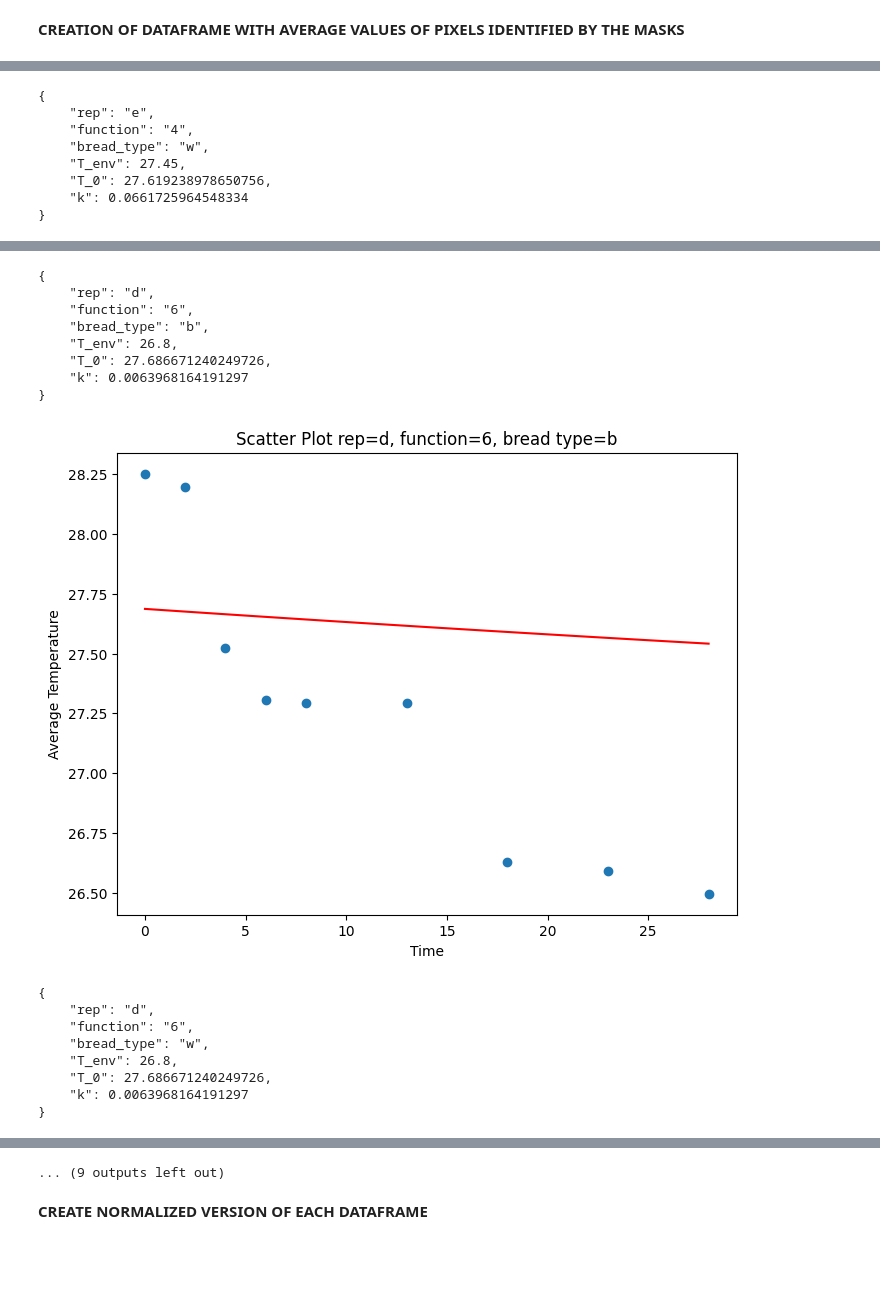
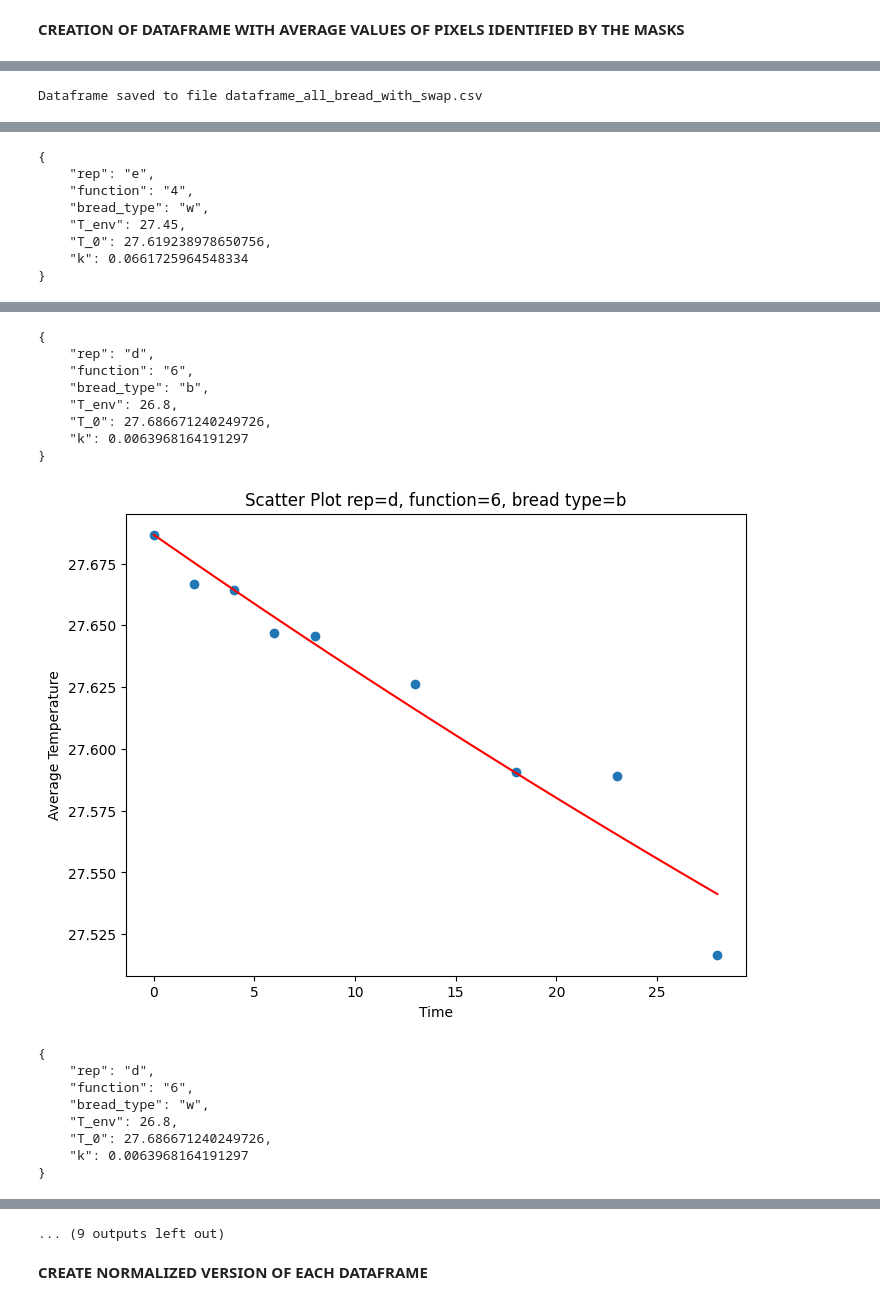
Before and after one commit to LambdaLambdaLambda/read_thermal.py, a Jupyter notebook: extract_rgb_and_thermal_data_from_raw_data_source.ipynb, the cells around one changed output, grey strips where cells are left out. Drawn from its saved outputs; the diff is of its cells as text; code cells hidden in the pictures; blank space fills up the shorter version.

```diff
--- a/extract_rgb_and_thermal_data_from_raw_data_source.ipynb
+++ b/extract_rgb_and_thermal_data_from_raw_data_source.ipynb
@@ -933,24 +933,24 @@ for j, old_record in enumerate(ground_truth):
                 rgb_matrix,
                 mask_matrix,
                 burnt_mask_matrix)
-            print_type_and_shape("cie_lch_matrix", cie_lch_matrix)
-            print_type_and_shape("cie_lab_matrix", cie_lab_matrix)
-            print_type_and_shape("cie_xyz_matrix", cie_xyz_matrix)
-            print_type_and_shape("rgb_matrix", rgb_matrix)
+            # print_type_and_shape("cie_lch_matrix", cie_lch_matrix)
+            # print_type_and_shape("cie_lab_matrix", cie_lab_matrix)
+            # print_type_and_shape("cie_xyz_matrix", cie_xyz_matrix)
+            # print_type_and_shape("rgb_matrix", rgb_matrix)
 
     avg_t_values = [new_record[f'avg_t_{i}'] for i in range(1, 10)]
     adjusted_avg_t_values = sorted(avg_t_values)[::-1]
     times = [0, 2, 4, 6, 8, 10, 15, 20, 25, 30]
     adjusted_times = [times[i] - 2 for i in range(1, 10)]
-    T_env = new_record['room_temperature']
-    T_0 = adjusted_avg_t_values[0]
-    new_record['T_0'] = T_0
-    new_record['T_env'] = T_env
+    new_record['T_0'] = adjusted_avg_t_values[0]
+    new_record['T_env'] = new_record['room_temperature']
 
     def mse_loss(y_true, y_pred):
         """Calculates the Mean Squared Error between true and predicted values."""
         return np.mean((y_true - y_pred)**2)
 
+    T_0 = new_record['T_0']
+    T_env = new_record['T_env']
     def temperature_decay(t, k):
         """Calculates the temperature at time t using the decay equation."""
         return T_env + (T_0 - T_env) * np.exp(-k * t)
@@ -988,33 +984,43 @@ name: rgb_matrix ; type: <class 'numpy.ndarray'> ; shape: (480, 640, 3) ; dtype:
 Dataframe saved to file dataframe_all_bread.csv
 # %%
 source_csv = 'dataframe_all_bread.csv'
-columns_to_update = [f'avg_t_{i}' for i in range(10)]
+# Read the CSV file into a DataFrame
+df = pd.read_csv(source_csv)
+columns_to_update = ['toaster_energy', 'toaster_temperature', 'room_temperature',
+                     'T_0', 'T_env', 'k']
+columns_to_update.extend([f'avg_t_{i}' for i in range(10)])
 columns_to_update.extend([f'stdev_t_{i}' for i in range(10)])
 columns_to_update.extend([f'min_t_{i}' for i in range(10)])
 columns_to_update.extend([f'max_t_{i}' for i in range(10)])
-columns_to_update.extend(
-    ['toaster_energy', 'toaster_temperature', 'room_temperature', 'T_0', 'T_env', 'k'])
 
 r1_index = df[(df['rep'] == 'e') & (df['function'] == '2') & (df['bread_type'] == 'b')].index[0]
 r2_index = df[(df['rep'] == 'e') & (df['function'] == '2') & (df['bread_type'] == 'w')].index[0]
-
+df.loc[r1_index, columns_to_update] = df.loc[r2_index, columns_to_update]
 
 r1_index = df[(df['rep'] == 'e') & (df['function'] == '4') & (df['bread_type'] == 'b')].index[0]
 r2_index = df[(df['rep'] == 'e') & (df['function'] == '4') & (df['bread_type'] == 'w')].index[0]
+df.loc[r1_index, columns_to_update] = df.loc[r2_index, columns_to_update]
 
 r1_index = df[(df['rep'] == 'd') & (df['function'] == '6') & (df['bread_type'] == 'b')].index[0]
 r2_index = df[(df['rep'] == 'd') & (df['function'] == '6') & (df['bread_type'] == 'w')].index[0]
+df.loc[r1_index, columns_to_update] = df.loc[r2_index, columns_to_update]
 
 r1_index = df[(df['rep'] == 'e') & (df['function'] == '6') & (df['bread_type'] == 'b')].index[0]
 r2_index = df[(df['rep'] == 'e') & (df['function'] == '6') & (df['bread_type'] == 'w')].index[0]
+df.loc[r1_index, columns_to_update] = df.loc[r2_index, columns_to_update]
 
 r1_index = df[(df['rep'] == 'e') & (df['function'] == '6x2') & (df['bread_type'] == 'b')].index[0]
 r2_index = df[(df['rep'] == 'e') & (df['function'] == '6x2') & (df['bread_type'] == 'w')].index[0]
+df.loc[r1_index, columns_to_update] = df.loc[r2_index, columns_to_update]
 
-
-df.loc[r1_index, columns_to_update] = df.loc[r2_index, columns_to_update]
+dest_csv = 'dataframe_all_bread_with_swap.csv'
+if not (os.path.exists(dest_csv) and os.path.isfile(dest_csv)):
+    df.to_csv(dest_csv, index=False)
+    print(f"Dataframe saved to file {dest_csv}")
+# %% [output]
+Dataframe saved to file dataframe_all_bread_with_swap.csv
 # %%
-source_csv = 'dataframe_all_bread.csv'
+source_csv = 'dataframe_all_bread_with_swap.csv'
 df = pd.read_csv(source_csv)
 selected_columns = ['toaster_energy', 'T_0', 'T_env', 'k', 'rep',
                     'function', 'bread_type'] + [f'avg_t_{i}' for i in range(10)]
@@ -1105,21 +1111,21 @@ df.apply(plot_scatter_per_row, axis=1)
 {
     "rep": "e",
     "function": "4",
     "bread_type": "w",
     "T_env": 27.45,
     "T_0": 27.619238978650756,
     "k": 0.0661725964548334
 }
 [figure]
 {
     "rep": "d",
     "function": "6",
     "bread_type": "b",
     "T_env": 26.8,
     "T_0": 27.686671240249726,
     "k": 0.0063968164191297
 }
-[figure, old version]
+[figure, new version]
 {
     "rep": "d",
     "function": "6",
```
Also changed, not shown: parts of 2 cells of this notebook, 2 other files.
